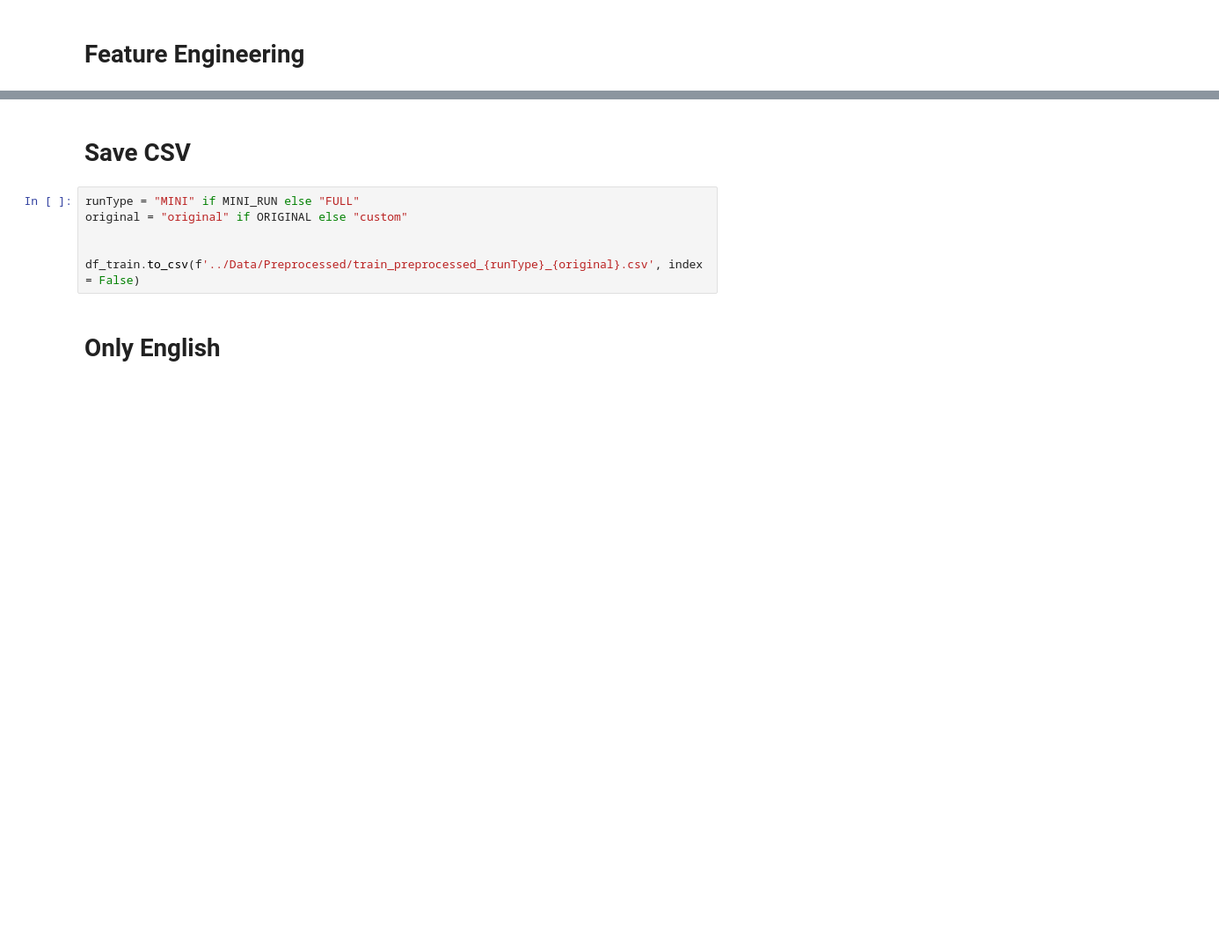
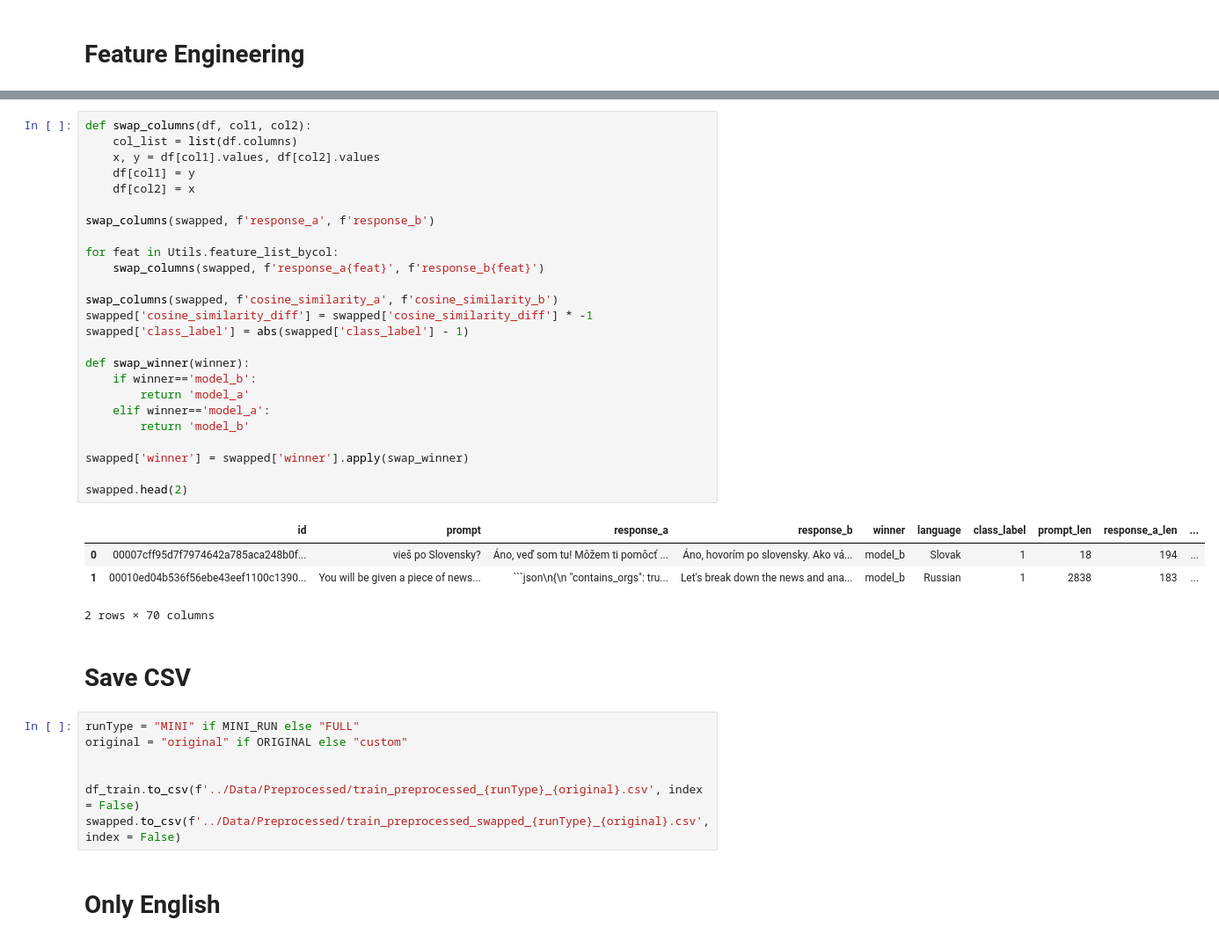
Before and after one commit to ohmatheus/Kaggle_WSDMCup_Multilingual_Chatbot_Arena, a Jupyter notebook: Code/1_EDA_FE.ipynb, the cells around one changed output, grey strips where cells are left out. Shown: that part at 88% size. Cells and saved outputs as stored; diff of their text form; blank space fills up the shorter version.

````diff
--- a/Code/1_EDA_FE.ipynb
+++ b/Code/1_EDA_FE.ipynb
@@ -259,3 +378,33 @@ nbfeatures
+# %%
+def swap_columns(df, col1, col2):
+    col_list = list(df.columns)
+    x, y = df[col1].values, df[col2].values
+    df[col1] = y
+    df[col2] = x
+
+swap_columns(swapped, f'response_a', f'response_b')
+
+for feat in Utils.feature_list_bycol:
+    swap_columns(swapped, f'response_a{feat}', f'response_b{feat}')
+
+swap_columns(swapped, f'cosine_similarity_a', f'cosine_similarity_b')
+swapped['cosine_similarity_diff'] = swapped['cosine_similarity_diff'] * -1
+swapped['class_label'] = abs(swapped['class_label'] - 1)
+
+def swap_winner(winner):
+    if winner=='model_b':
+        return 'model_a'
+    elif winner=='model_a':
+        return 'model_b'
+
+swapped['winner'] = swapped['winner'].apply(swap_winner)
+
+swapped.head(2)
+# %% [output]
+|  | id | prompt | response_a | response_b | winner | language | class_label | prompt_len | response_a_len | ... |
+| 0 | 00007cff95d7f7974642a785aca248b0f... | vieš po Slovensky? | Áno, veď som tu! Môžem ti pomôcť ... | Áno, hovorím po slovensky. Ako vá... | model_b | Slovak | 1 | 18 | 194 | ... |
+| 1 | 00010ed04b536f56ebe43eef1100c1390... | You will be given a piece of news... | ```json\n{\n "contains_orgs": tru... | Let's break down the news and ana... | model_b | Russian | 1 | 2838 | 183 | ... |
+2 rows × 70 columns
 # %% [markdown]
 # Save CSV
 # %%
@@ -264,6 +413,7 @@ original = "original" if ORIGINAL else "custom"
 
 
 df_train.to_csv(f'../Data/Preprocessed/train_preprocessed_{runType}_{original}.csv', index = False)
+swapped.to_csv(f'../Data/Preprocessed/train_preprocessed_swapped_{runType}_{original}.csv', index = False)
 # %% [markdown]
 # Only English
 # %%
````
Also changed, not shown: parts of 47 cells of this notebook, 11 other files.
